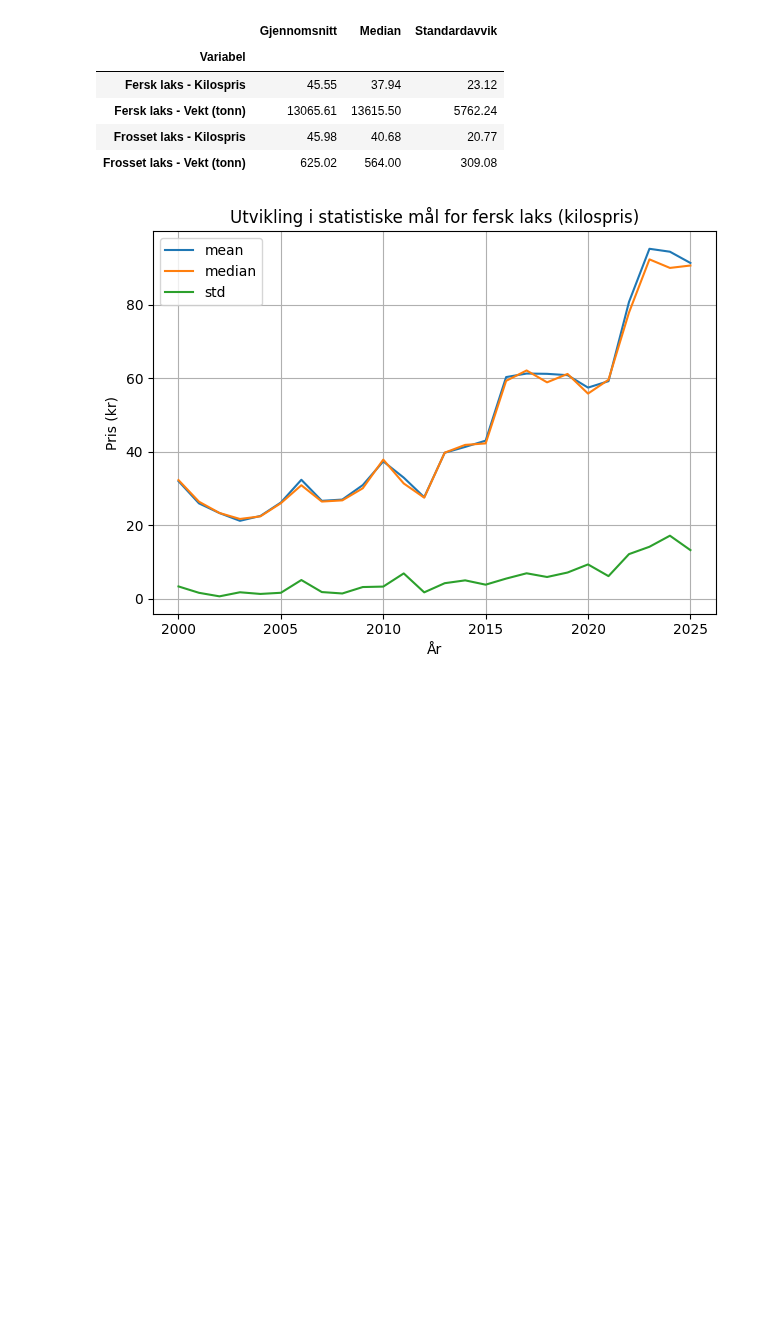
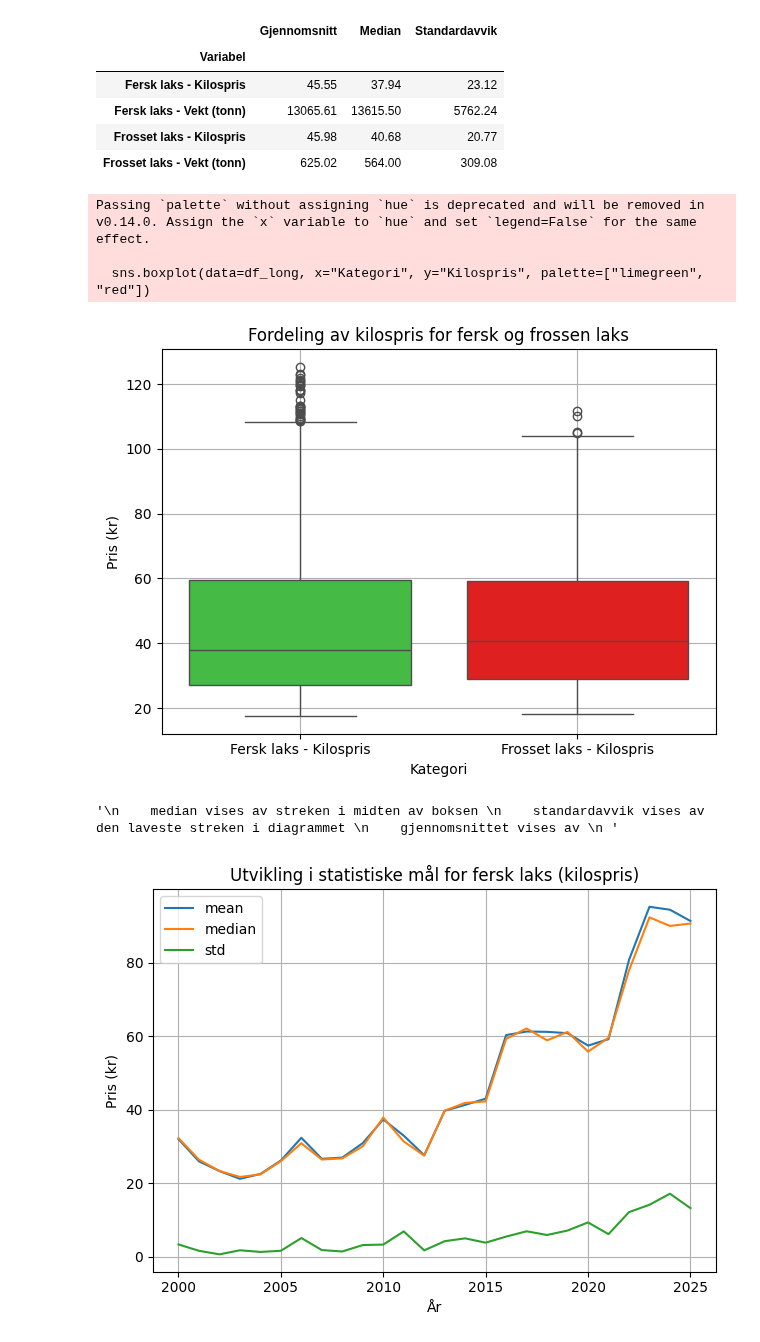
Before and after one commit to selmabn628/prosjekt-programmering, a Jupyter notebook: notebooks/Oppgave 4/Statistisk_dataanalyse_.ipynb, the cells around one changed output. Cells and saved outputs as stored; diff of their text form; code cells hidden in the pictures; blank space fills up the shorter version.

```diff
--- a/notebooks/Oppgave 4/Statistisk_dataanalyse_.ipynb
+++ b/notebooks/Oppgave 4/Statistisk_dataanalyse_.ipynb
@@ -136,6 +136,42 @@ display(HTML(f"""
 | Fersk laks - Vekt (tonn) | 13065.61 | 13615.50 | 5762.24 |
 | Frosset laks - Kilospris | 45.98 | 40.68 | 20.77 |
 | Frosset laks - Vekt (tonn) | 625.02 | 564.00 | 309.08 |
+# %%
+"""
+Det kommer to bokser som viser fordelingen for kiloprisen av fersk og frossen laks.
+Man kan her se om prisen er stabil eller om det er store prisfroskjeller.
+Viser boxplot over ukentlig kilopris for fersk og frossen laks.
+
+"""
+
+
+import seaborn as sns
+import matplotlib.pyplot as plt
+
+# Lag "long" format for enklere plotting
+df_long = df_pivot[[
+    "Fersk laks - Kilospris",
+    "Frosset laks - Kilospris"
+]].melt(var_name="Kategori", value_name="Kilospris")
+
+sns.boxplot(data=df_long, x="Kategori", y="Kilospris", palette=["limegreen", "red"])
+plt.title("Fordeling av kilospris for fersk og frossen laks")
+plt.ylabel("Pris (kr)")
+plt.grid(True)
+plt.tight_layout()
+plt.show()
+
+"""
+    median vises av streken i midten av boksen
+    standardavvik vises av den laveste streken i diagrammet
+    gjennomsnittet vises av
+ """
+# %% [output]
+Passing `palette` without assigning `hue` is deprecated and will be removed in v0.14.0. Assign the `x` variable to `hue` and set `legend=False` for the same effect.
+
+  sns.boxplot(data=df_long, x="Kategori", y="Kilospris", palette=["limegreen", "red"])
+[figure, new version]
+'\n    median vises av streken i midten av boksen \n    standardavvik vises av den laveste streken i diagrammet \n    gjennomsnittet vises av \n '
 # %%
 import matplotlib.pyplot as plt
 
```
Also changed, not shown: parts of 2 cells of this notebook, 1 other file.
